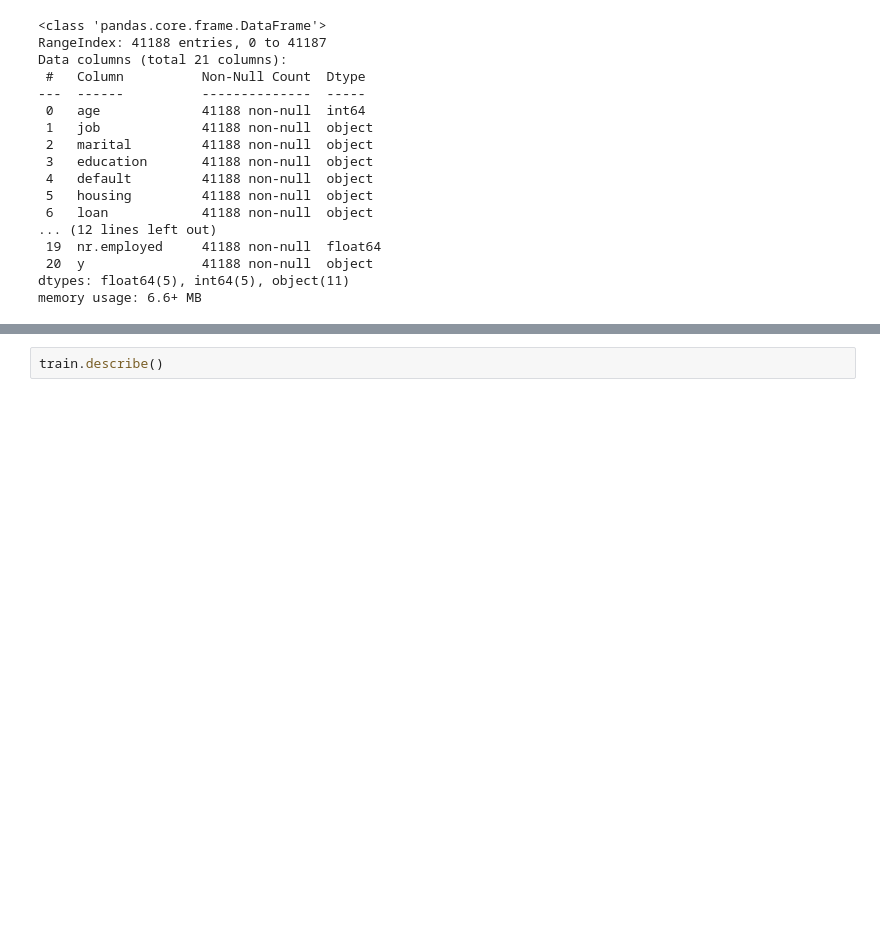
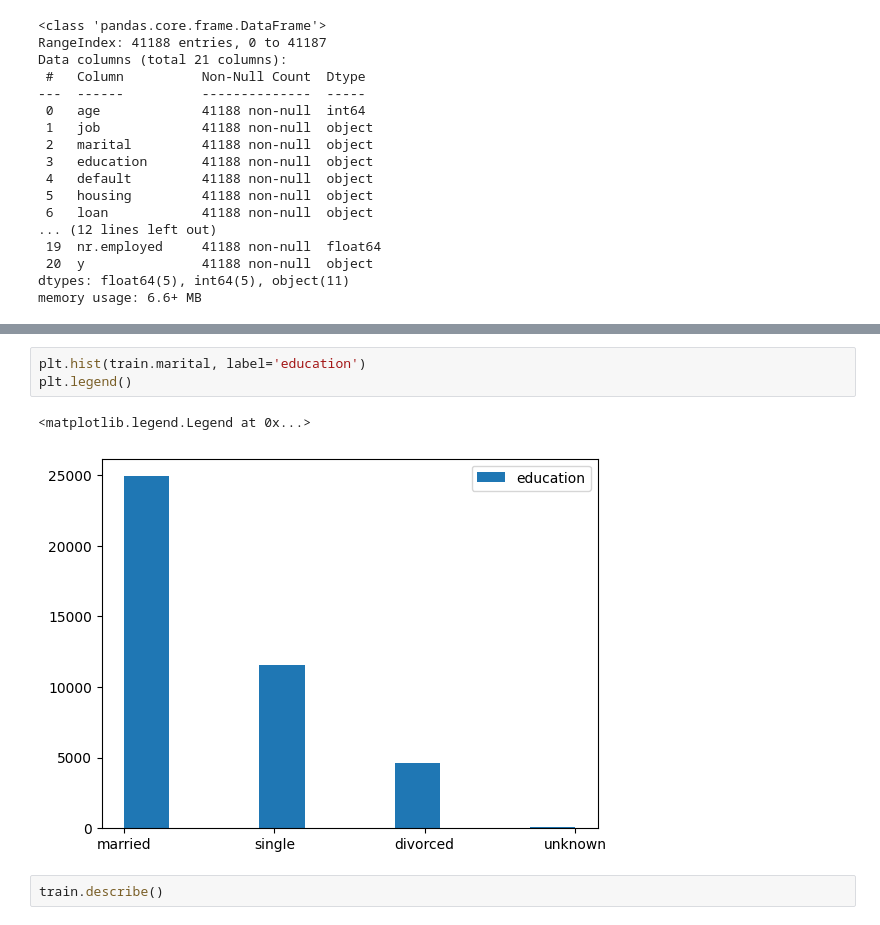
Before and after one commit to Daria-Lytvynenko/ML_course, a Jupyter notebook: Mid_term_Project.ipynb, the cells around one changed output, grey strips where cells are left out. Saved outputs shown, nothing was run; the diff lists cells and outputs as text; blank space fills up the shorter version.

```diff
--- a/Mid_term_Project.ipynb
+++ b/Mid_term_Project.ipynb
@@ -159,3 +175,9 @@ memory usage: 6.6+ MB
+# %%
+plt.hist(train.marital, label='education')
+plt.legend()
+# %% [output]
+<matplotlib.legend.Legend at 0x...>
+[figure, added]
 # %%
 train.describe()
 # %% [output]
```
Also changed, not shown: parts of 1 cell of this notebook.
